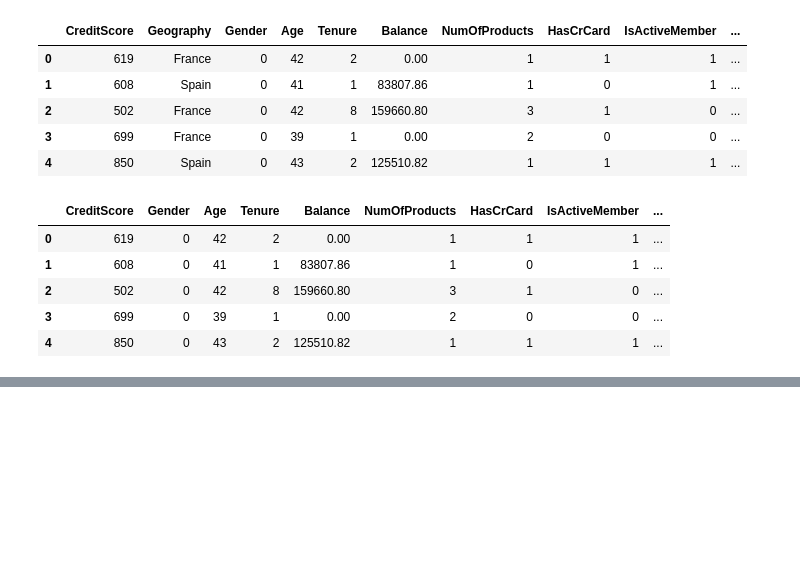
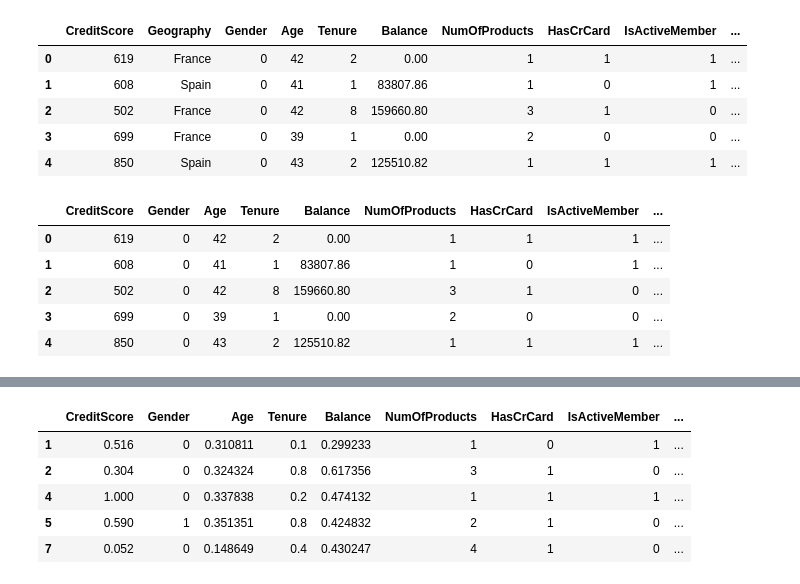
Before and after one commit to jasonlimcs/bank-turnover-ann, a Jupyter notebook: Bank Turnover Prediction ANN.ipynb, the cells around one changed output, grey strips where cells are left out. Saved outputs shown, nothing was run; the diff lists cells and outputs as text; code cells hidden in the pictures; blank space fills up the shorter version.

Commit message:
scaled values using MinMaxScaler

```diff
--- a/Bank Turnover Prediction ANN.ipynb
+++ b/Bank Turnover Prediction ANN.ipynb
@@ -131,3 +131,17 @@ df1.describe()
 | 50% | 652.000000 | 1.000000 | 38.000000 | 5.000000 | 119845.850000 | 1.000000 | 1.000000 | 1.000000 | ... |
 | 75% | 718.000000 | 1.000000 | 44.000000 | 8.000000 | 139520.260000 | 2.000000 | 1.000000 | 1.000000 | ... |
 | max | 850.000000 | 1.000000 | 92.000000 | 10.000000 | 250898.090000 | 4.000000 | 1.000000 | 1.000000 | ... |
+# %%
+from sklearn.preprocessing import MinMaxScaler
+
+scaler = MinMaxScaler()
+cols_to_scale = ["CreditScore", "Age", "Tenure", "Balance", "EstimatedSalary"]
+df1[cols_to_scale] = scaler.fit_transform(df1[cols_to_scale])
+df1.head()
+# %% [output]
+|  | CreditScore | Gender | Age | Tenure | Balance | NumOfProducts | HasCrCard | IsActiveMember | ... |
+| 1 | 0.516 | 0 | 0.310811 | 0.1 | 0.299233 | 1 | 0 | 1 | ... |
+| 2 | 0.304 | 0 | 0.324324 | 0.8 | 0.617356 | 3 | 1 | 0 | ... |
+| 4 | 1.000 | 0 | 0.337838 | 0.2 | 0.474132 | 1 | 1 | 1 | ... |
+| 5 | 0.590 | 1 | 0.351351 | 0.8 | 0.424832 | 2 | 1 | 0 | ... |
+| 7 | 0.052 | 0 | 0.148649 | 0.4 | 0.430247 | 4 | 1 | 0 | ... |
```
Also changed, not shown: parts of 1 cell of this notebook.
